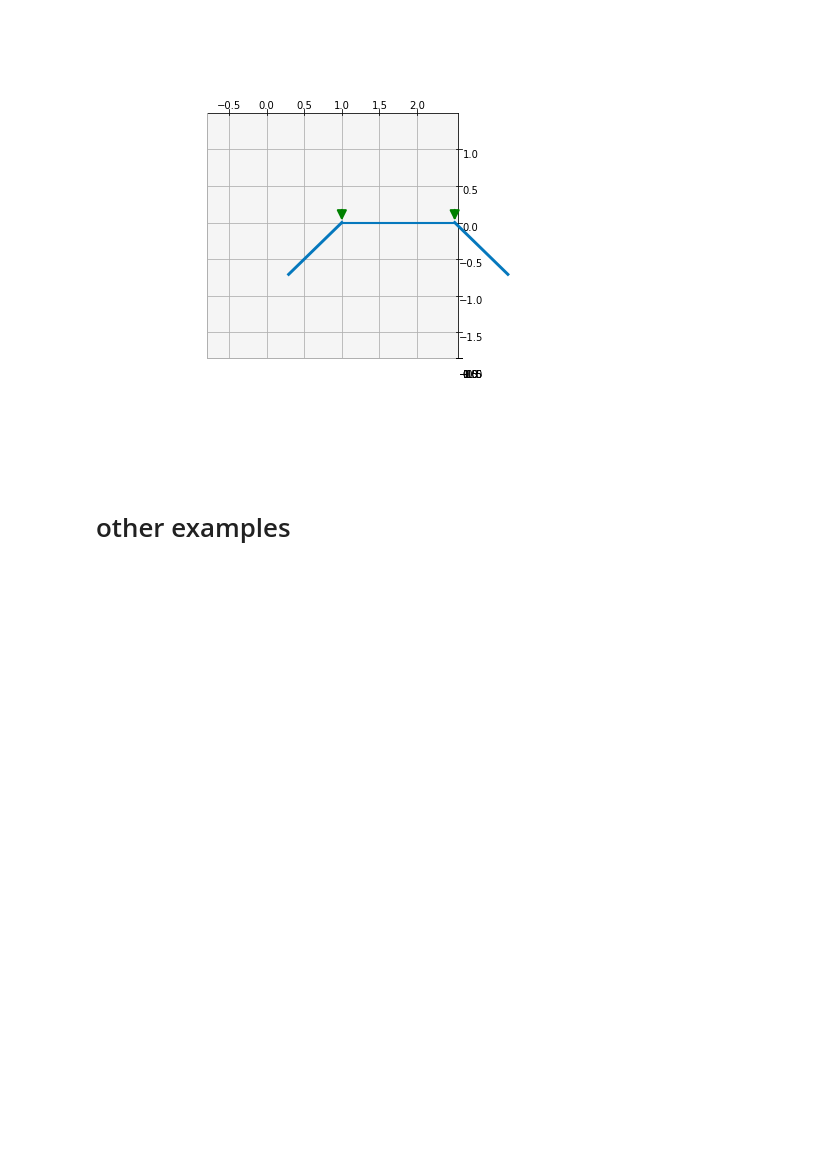
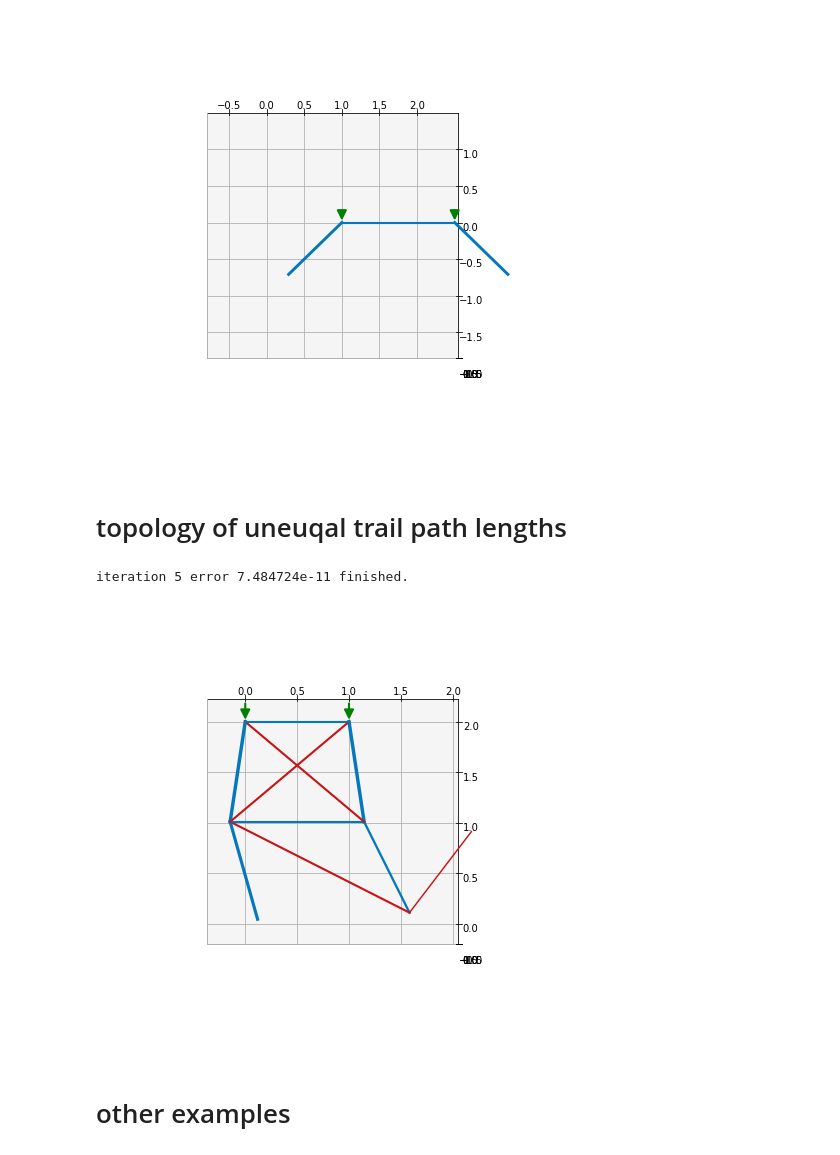
Before and after one commit to guozifeng91/cem_mini, a Jupyter notebook: src/examples.ipynb, the cells around one changed output. Drawn from its saved outputs; the diff is of its cells as text; code cells hidden in the pictures; blank space fills up the shorter version.

```diff
--- a/src/examples.ipynb
+++ b/src/examples.ipynb
@@ -97,6 +97,26 @@ cem_examples._make_plots(F)
 # %% [output]
 iteration 1
 [figure]
+# %% [markdown]
+# topology of uneuqal trail path lengths
+# %%
+# topology
+T=cem_mini.create_topology(7)
+
+# two trail paths that have 3 and 4 nodes
+cem_mini.set_trail_paths(T, [[2,1,0],[5,4,3,6]],[[-1,-1],[-1,-1, 1]])
+cem_mini.set_deviation_edges(T,[[1,4],[2,5],[1,5],[1,3],[2,4]],[-1,-1, 1, 1, 1])
+
+cem_mini.set_original_node_positions(T,{2:[0,2,0], 5:[1,2,0]})
+cem_mini.set_node_loads(T,{2:[0,-1,0],5:[0,-1,0]})
+
+# solve the CEM
+F, Fc= cem_mini.CEM(T,1e-7)
+
+cem_examples._make_plots(F)
+# %% [output]
+iteration 5 error 7.484724e-11 finished.
+[figure, added]
 # %% [markdown]
 # other examples
 # %%
```
Also changed, not shown: parts of 1 cell of this notebook, 2 other files.
